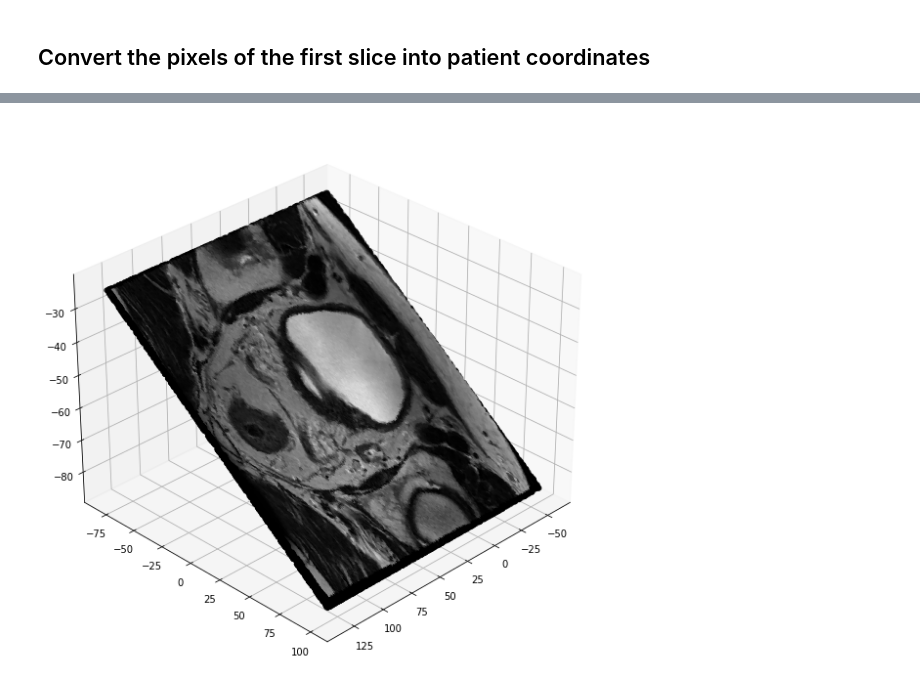
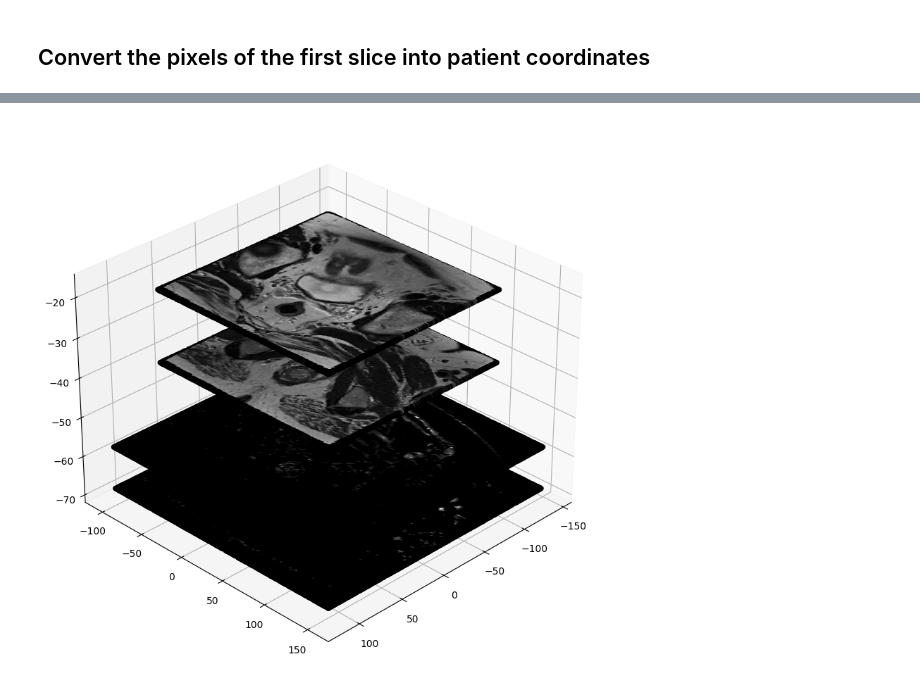
Before and after one commit to ParsaHaji09/dicom_coord_converter, a Jupyter notebook: visualize.ipynb, the cells around one changed output, grey strips where cells are left out. Cells and saved outputs as stored; diff of their text form; code cells hidden in the pictures.

Commit message:
no overlap ktrans and t2

```diff
--- a/visualize.ipynb
+++ b/visualize.ipynb
@@ -28,4 +65,16 @@ extended_coords2 = np.concatenate((coords, np.ones((h*w, 1))*2), axis=1)
 # %%
-patient_coords0 = apply_transformation_to_3d_points(extended_coords0, mat)
-patient_coords1 = apply_transformation_to_3d_points(extended_coords1, mat)
-patient_coords2 = apply_transformation_to_3d_points(extended_coords2, mat)
+# patient_coords0 = apply_transformation_to_3d_points(extended_coords0, new_mat)
+# patient_coords1 = apply_transformation_to_3d_points(extended_coords1, new_mat)
+# patient_coords2 = apply_transformation_to_3d_points(extended_coords2, new_mat)
+
+t2_patient_coords_list = []
+kt_patient_coords_list = []
+
+for i in range(20):
+    t2_patient_coords = apply_transformation_to_3d_points(t2_extended_coords_list[i], new_t2_mat)
+    t2_patient_coords_list.append(t2_patient_coords)
+
+    kt_patient_coords = apply_transformation_to_3d_points(kt_extended_coords_list[i], new_ktrans_mat)
+    kt_patient_coords_list.append(kt_patient_coords)
+
+#map 3 layers into 3D space
@@ -47,19 +81,34 @@ ax.view_init(elev=30, azim=45)
 # %%
 cmap = matplotlib.cm.get_cmap('Greys')
 # %%
-indice = np.random.choice(len(ys), 100000)
+t2_indice = np.random.choice(len(t2_ys), 100000)
 
-img1 = ((img1/img1.max())).flatten()
+t2_img1 = ((t2_img1/t2_img1.max())).flatten()
 
-colors = [[c, c, c] for c in img1[indice]]
+colors = [[c, c, c] for c in t2_img1[t2_indice]]
 
 fig = plt.figure(figsize=(10, 20))
 ax = fig.add_subplot(projection='3d')
 
+ax.scatter(t2_patient_coords_list[0][t2_indice,0], t2_patient_coords_list[0][t2_indice,1], t2_patient_coords_list[0][t2_indice,2], color=colors)
 
-ax.scatter(patient_coords0[indice, 0], patient_coords0[indice, 1], patient_coords0[indice, 2], color=colors)
-# ax.scatter(patient_coords1[indice, 0], patient_coords1[indice, 1], patient_coords1[indice, 2], color='tab:orange')
-# ax.scatter(patient_coords2[indice, 0], patient_coords2[indice, 1], patient_coords2[indice, 2], color='tab:green')
+t2_img20 = ((t2_img20/t2_img20.max())).flatten()
+colors = [[c, c, c] for c in t2_img20[t2_indice]]
+ax.scatter(t2_patient_coords_list[-1][t2_indice,0], t2_patient_coords_list[-1][t2_indice,1], t2_patient_coords_list[-1][t2_indice,2], color=colors)
+
+kt_indice = np.random.choice(len(kt_ys), 100000)
+
+kt_img1 = ((kt_img1/kt_img1.max())).flatten()
+
+colors = [[c, c, c] for c in kt_img1[kt_indice]]
+
+ax.scatter(kt_patient_coords_list[0][kt_indice,0], kt_patient_coords_list[0][kt_indice,1], kt_patient_coords_list[0][kt_indice,2], color=colors)
+
+kt_img20 = ((kt_img20/kt_img20.max())).flatten()
+colors = [[c, c, c] for c in kt_img20[kt_indice]]
+ax.scatter(kt_patient_coords_list[-1][kt_indice,0], kt_patient_coords_list[-1][kt_indice,1], kt_patient_coords_list[-1][kt_indice,2], color=colors)
+
+
 ax.view_init(elev=30, azim=45)
 # %% [output]
-[figure, old version]
+[figure, new version]
```
Also changed, not shown: parts of 7 cells of this notebook, 43 other files.
